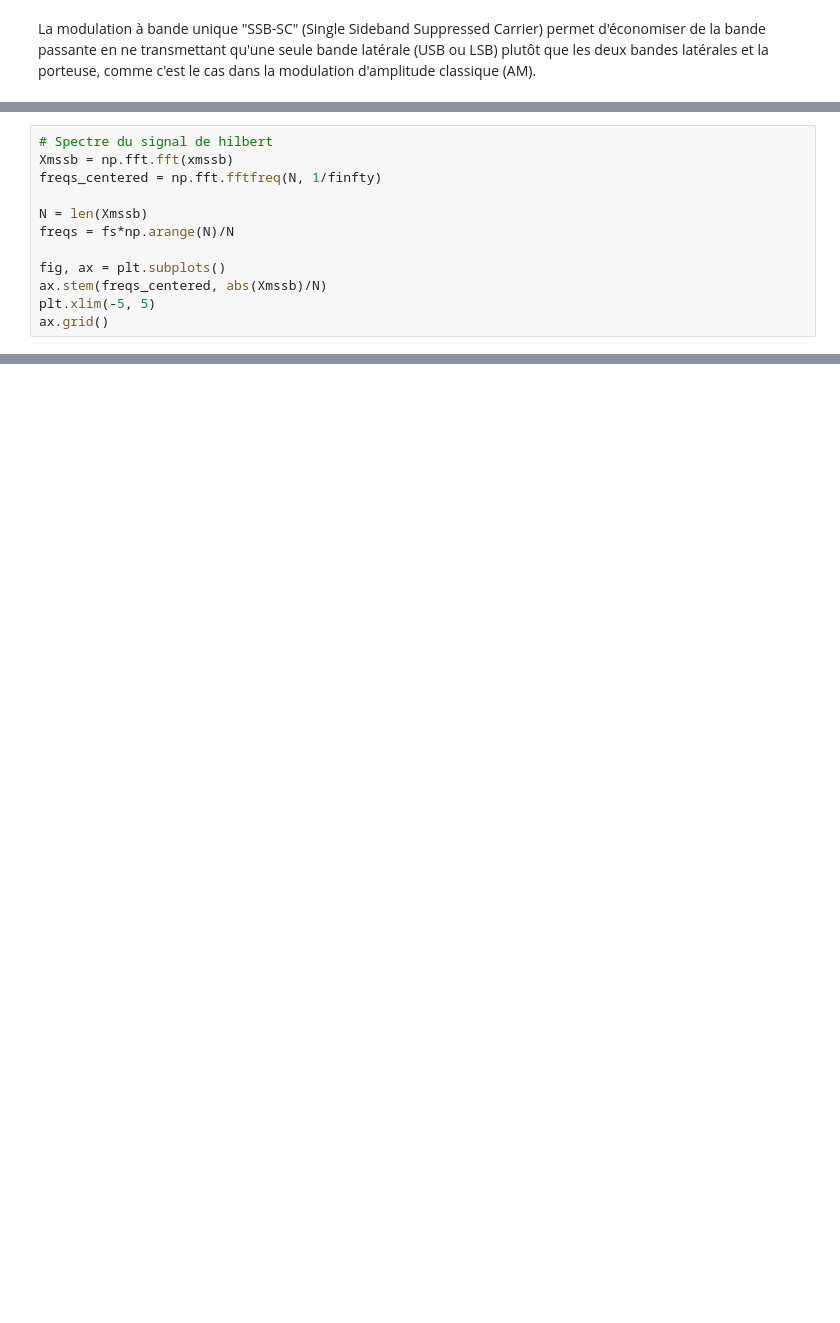
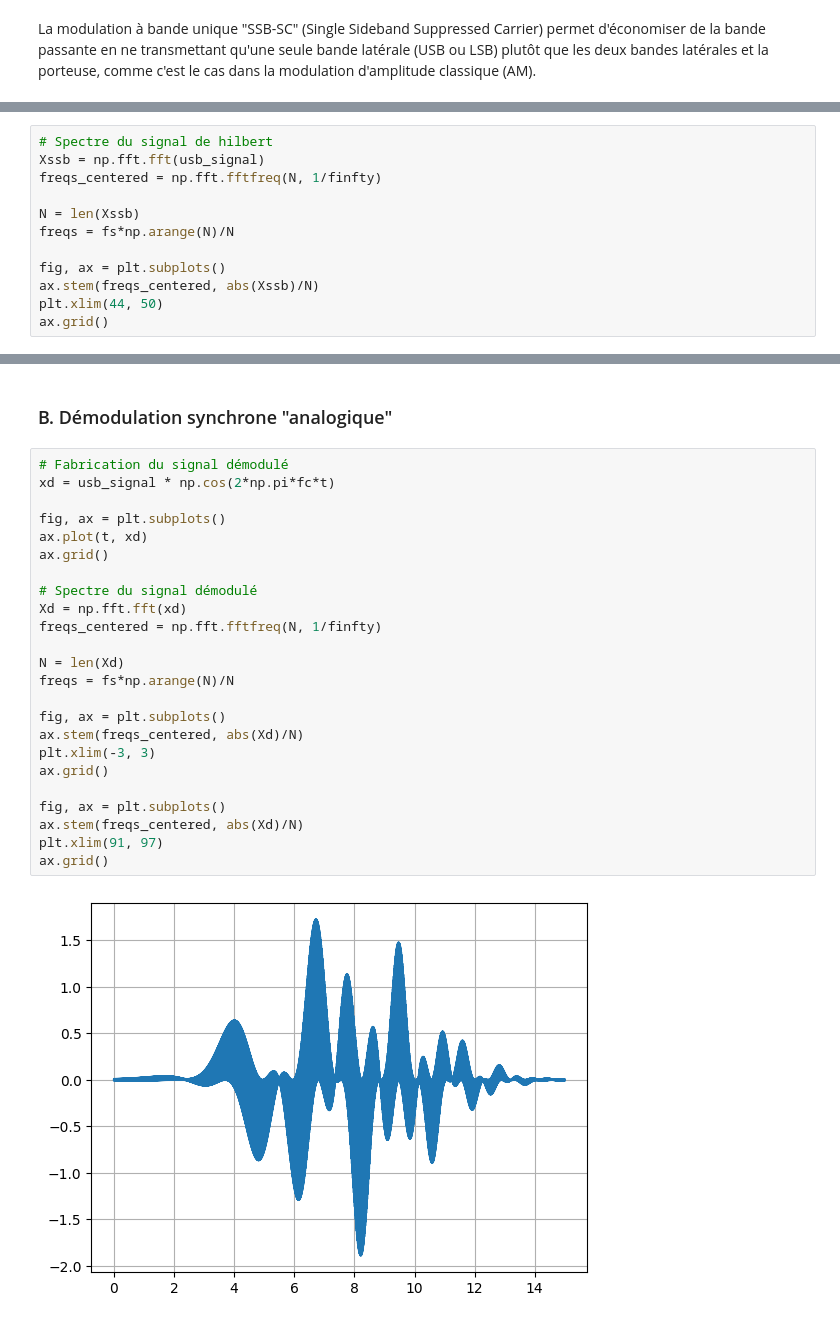
Before and after one commit to emelinepadie/signal, a Jupyter notebook: Mini-projet.ipynb, the cells around one changed output, grey strips where cells are left out. Cells and saved outputs as stored; diff of their text form; blank space fills up the shorter version.

```diff
--- a/Mini-projet.ipynb
+++ b/Mini-projet.ipynb
@@ -803,13 +813,13 @@ ax.grid()
 # %%
 # Spectre du signal de hilbert
-Xmssb = np.fft.fft(xmssb)
+Xssb = np.fft.fft(usb_signal)
 freqs_centered = np.fft.fftfreq(N, 1/finfty)
 
-N = len(Xmssb)
+N = len(Xssb)
 freqs = fs*np.arange(N)/N
 
 fig, ax = plt.subplots()
-ax.stem(freqs_centered, abs(Xmssb)/N)
-plt.xlim(-5, 5)
+ax.stem(freqs_centered, abs(Xssb)/N)
+plt.xlim(44, 50)
 ax.grid()
 # %% [output]
@@ -816,0 +831,28 @@ ax.grid()
+# %% [markdown]
+### B. Démodulation synchrone "analogique"
+# %%
+# Fabrication du signal démodulé
+xd = usb_signal * np.cos(2*np.pi*fc*t)
+
+fig, ax = plt.subplots()
+ax.plot(t, xd)
+ax.grid()
+
+# Spectre du signal démodulé
+Xd = np.fft.fft(xd)
+freqs_centered = np.fft.fftfreq(N, 1/finfty)
+
+N = len(Xd)
+freqs = fs*np.arange(N)/N
+
+fig, ax = plt.subplots()
+ax.stem(freqs_centered, abs(Xd)/N)
+plt.xlim(-3, 3)
+ax.grid()
+
+fig, ax = plt.subplots()
+ax.stem(freqs_centered, abs(Xd)/N)
+plt.xlim(91, 97)
+ax.grid()
+# %% [output]
+[figure, added]
```
Also changed, not shown: parts of 18 cells of this notebook.
